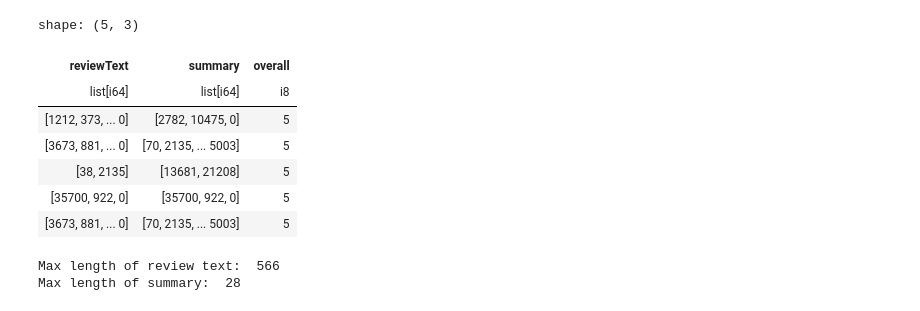
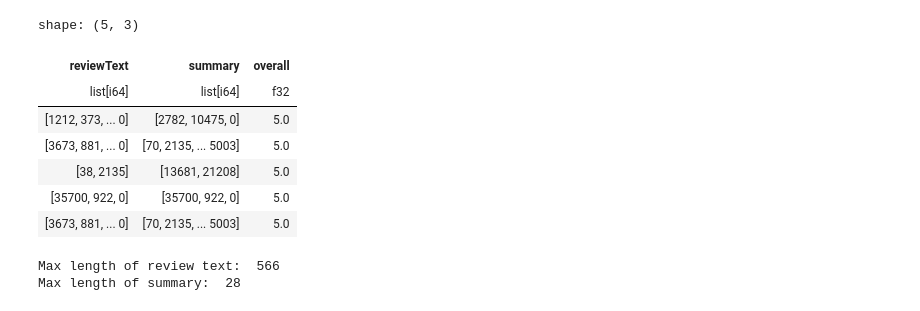
Before and after one commit to JnsJensen/review-summariser, a Jupyter notebook: summariser.ipynb, the cells around one changed output. Saved outputs shown, nothing was run; the diff lists cells and outputs as text; code cells hidden in the pictures.

```diff
--- a/summariser.ipynb
+++ b/summariser.ipynb
@@ -154,16 +224,16 @@ shape: (5, 3)
 # %%
 # Load the tokenized data
-# df = load_dataset(arts, DatasetType.TOKENIZED)
+df = load_dataset(arts, DatasetType.TOKENIZED)
 df.tail()
 # %% [output]
 shape: (5, 3)
 | reviewText | summary | overall |
-| list[i64] | list[i64] | i8 |
-| [1212, 373, ... 0] | [2782, 10475, 0] | 5 |
-| [3673, 881, ... 0] | [70, 2135, ... 5003] | 5 |
-| [38, 2135] | [13681, 21208] | 5 |
-| [35700, 922, 0] | [35700, 922, 0] | 5 |
-| [3673, 881, ... 0] | [70, 2135, ... 5003] | 5 |
+| list[i64] | list[i64] | f32 |
+| [1212, 373, ... 0] | [2782, 10475, 0] | 5.0 |
+| [3673, 881, ... 0] | [70, 2135, ... 5003] | 5.0 |
+| [38, 2135] | [13681, 21208] | 5.0 |
+| [35700, 922, 0] | [35700, 922, 0] | 5.0 |
+| [3673, 881, ... 0] | [70, 2135, ... 5003] | 5.0 |
 # %%
 # df = load_dataset(arts, DatasetType.TOKENIZED)
 
```
Also changed, not shown: parts of 14 cells of this notebook, 1 other file.
